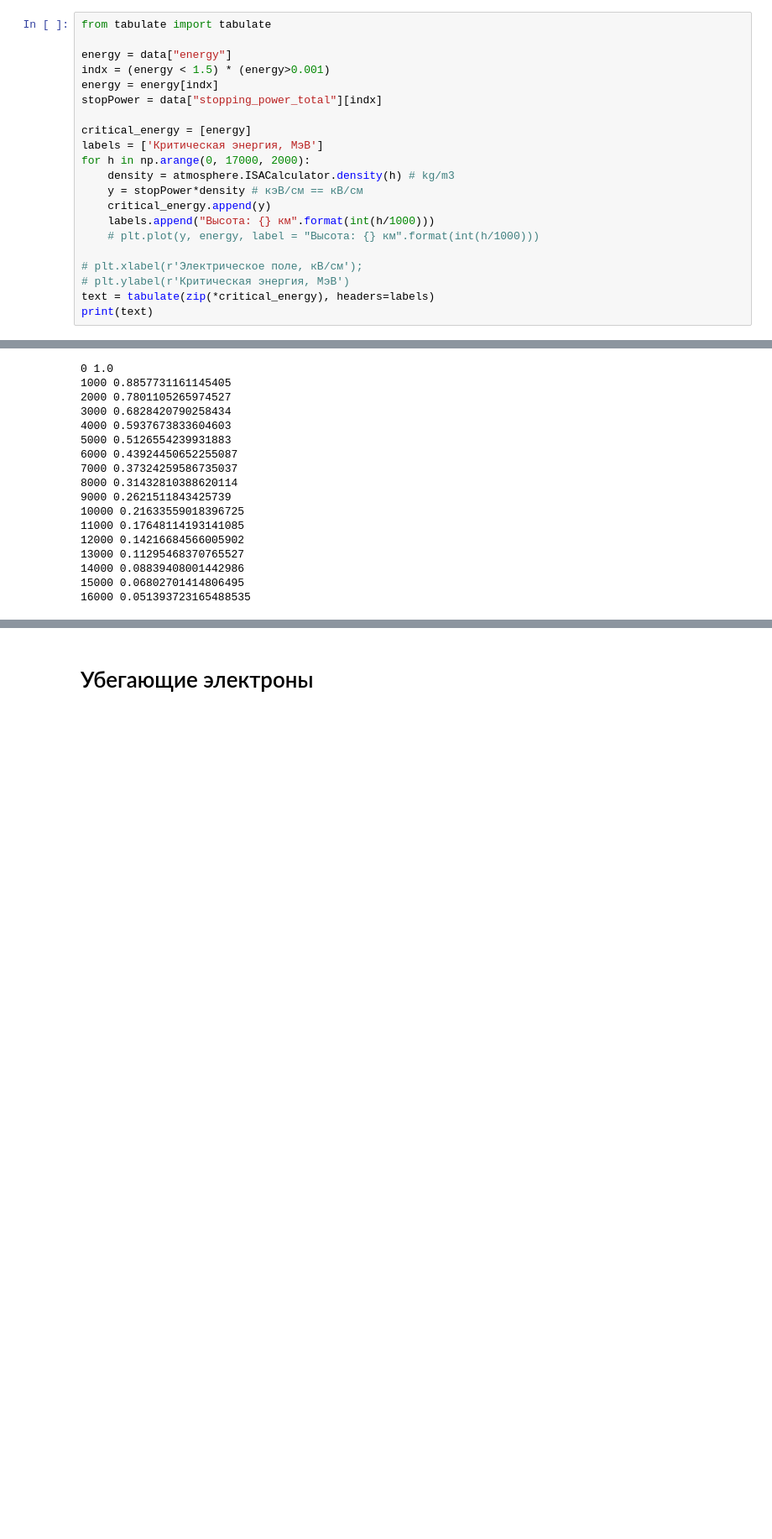
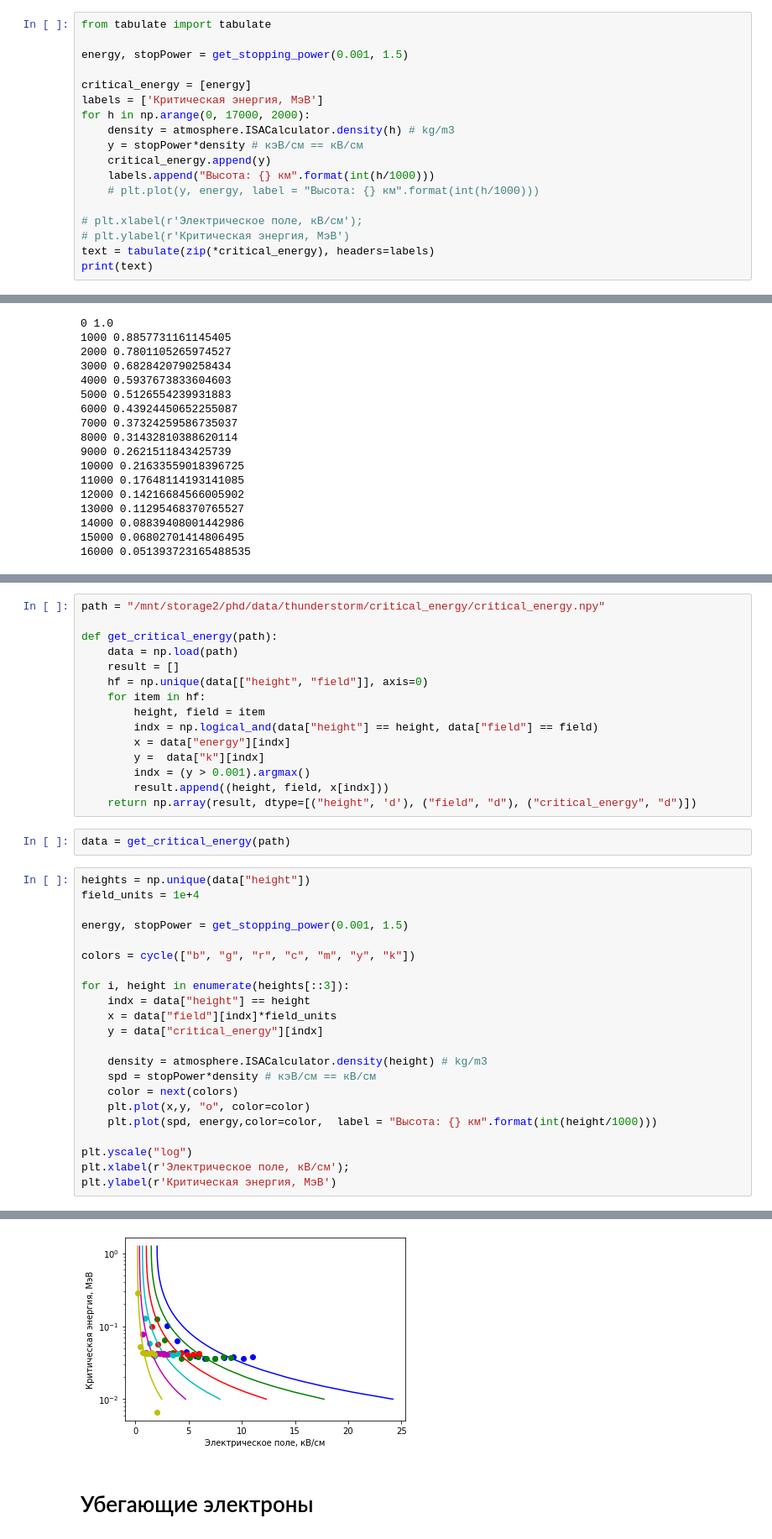
Before and after one commit to Zelenyy/phd-code, a Jupyter notebook: notebooks/01.PhD-fugures.ipynb, the cells around one changed output, grey strips where cells are left out. Shown at 84% size. Cells and saved outputs as stored; diff of their text form; blank space fills up the shorter version.

Commit message:
Critical energy processing

```diff
--- a/notebooks/01.PhD-fugures.ipynb
+++ b/notebooks/01.PhD-fugures.ipynb
@@ -81,10 +83,7 @@ atmosphere.ISACalculator.density(5000)
 # %%
 from tabulate import tabulate
 
-energy = data["energy"]
-indx = (energy < 1.5) * (energy>0.001)
-energy = energy[indx]
-stopPower = data["stopping_power_total"][indx]
+energy, stopPower = get_stopping_power(0.001, 1.5)
 
 critical_energy = [energy]
 labels = ['Критическая энергия, МэВ']
@@ -142,0 +144,40 @@ for h in np.arange(0, 17000, 1000):
+# %%
+path = "/mnt/storage2/phd/data/thunderstorm/critical_energy/critical_energy.npy"
+
+def get_critical_energy(path):
+    data = np.load(path)
+    result = []
+    hf = np.unique(data[["height", "field"]], axis=0)
+    for item in hf:
+        height, field = item
+        indx = np.logical_and(data["height"] == height, data["field"] == field)
+        x = data["energy"][indx]
+        y =  data["k"][indx]
+        indx = (y > 0.001).argmax()
+        result.append((height, field, x[indx]))
+    return np.array(result, dtype=[("height", 'd'), ("field", "d"), ("critical_energy", "d")])
+# %%
+data = get_critical_energy(path)
+# %%
+heights = np.unique(data["height"])
+field_units = 1e+4
+
+energy, stopPower = get_stopping_power(0.001, 1.5)
+
+colors = cycle(["b", "g", "r", "c", "m", "y", "k"])
+
+for i, height in enumerate(heights[::3]):
+    indx = data["height"] == height
+    x = data["field"][indx]*field_units
+    y = data["critical_energy"][indx]
+
+    density = atmosphere.ISACalculator.density(height) # kg/m3
+    spd = stopPower*density # кэВ/см == кВ/см
+    color = next(colors)
+    plt.plot(x,y, "o", color=color)
+    plt.plot(spd, energy,color=color,  label = "Высота: {} км".format(int(height/1000)))
+
+plt.yscale("log")
+plt.xlabel(r'Электрическое поле, кВ/см');
+plt.ylabel(r'Критическая энергия, МэВ')
+# %% [output]
@@ -143,3 +185,4 @@ for h in np.arange(0, 17000, 1000):
+[figure, added]
 # %% [markdown]
 # Убегающие электроны
 # %% [markdown]
```
Also changed, not shown: parts of 11 cells of this notebook, 3 other files.
